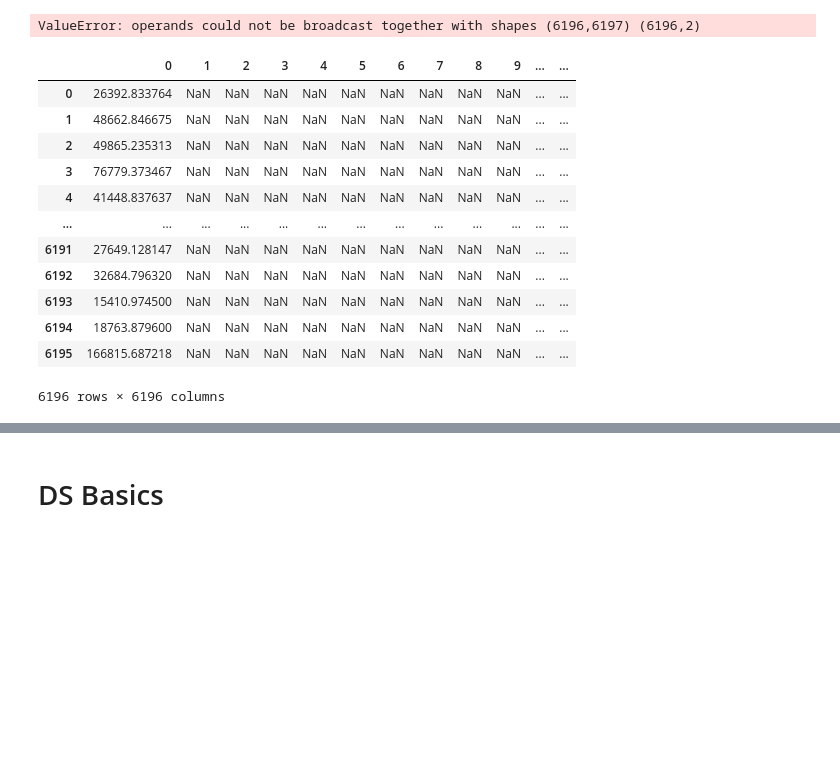
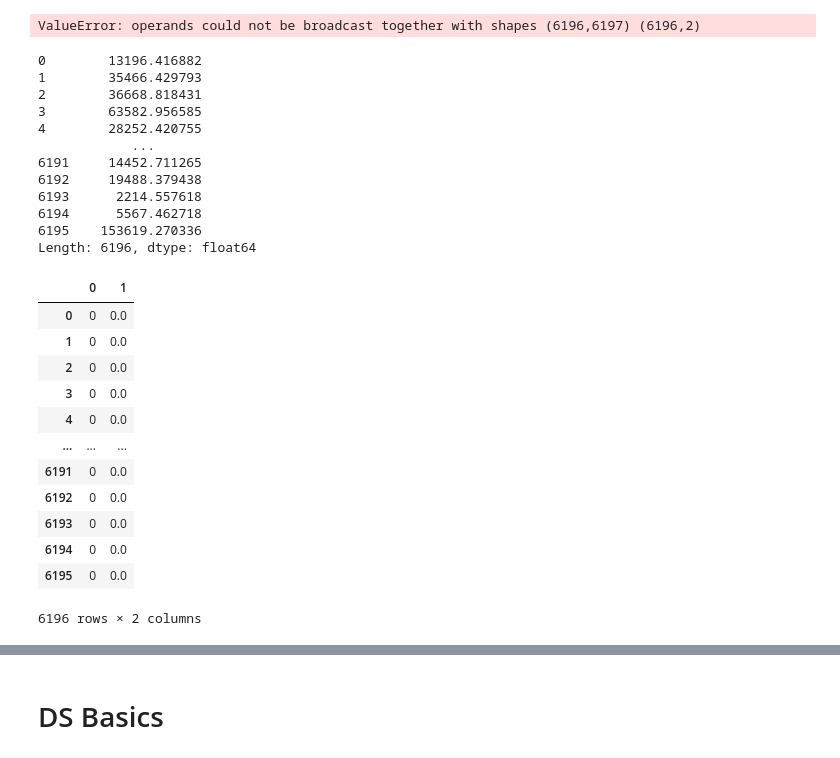
Before and after one commit to bisalgt/playground, a Jupyter notebook: linear regression for one vairable and gradient descent.ipynb, the cells around one changed output, grey strips where cells are left out. Cells and saved outputs as stored; diff of their text form; code cells hidden in the pictures; blank space fills up the shorter version.

```diff
--- a/linear regression for one vairable and gradient descent.ipynb
+++ b/linear regression for one vairable and gradient descent.ipynb
@@ -516,16 +521,38 @@ ValueError: operands could not be broadcast together with shapes (6196,6197) (61
 # %%
-theta.iloc[:, 1] - ((1/m)* pd.DataFrame((h2.values * X.values).sum(axis=1)))
+ 0 - (1/m)* pd.DataFrame((h2.values * X.values)).sum(axis=1)
 # %% [output]
-|  | 0 | 1 | 2 | 3 | 4 | 5 | 6 | 7 | 8 | 9 | ... | ... |
-| 0 | 26392.833764 | NaN | NaN | NaN | NaN | NaN | NaN | NaN | NaN | NaN | ... | ... |
-| 1 | 48662.846675 | NaN | NaN | NaN | NaN | NaN | NaN | NaN | NaN | NaN | ... | ... |
-| 2 | 49865.235313 | NaN | NaN | NaN | NaN | NaN | NaN | NaN | NaN | NaN | ... | ... |
-| 3 | 76779.373467 | NaN | NaN | NaN | NaN | NaN | NaN | NaN | NaN | NaN | ... | ... |
-| 4 | 41448.837637 | NaN | NaN | NaN | NaN | NaN | NaN | NaN | NaN | NaN | ... | ... |
-| ... | ... | ... | ... | ... | ... | ... | ... | ... | ... | ... | ... | ... |
-| 6191 | 27649.128147 | NaN | NaN | NaN | NaN | NaN | NaN | NaN | NaN | NaN | ... | ... |
-| 6192 | 32684.796320 | NaN | NaN | NaN | NaN | NaN | NaN | NaN | NaN | NaN | ... | ... |
-| 6193 | 15410.974500 | NaN | NaN | NaN | NaN | NaN | NaN | NaN | NaN | NaN | ... | ... |
-| 6194 | 18763.879600 | NaN | NaN | NaN | NaN | NaN | NaN | NaN | NaN | NaN | ... | ... |
-| 6195 | 166815.687218 | NaN | NaN | NaN | NaN | NaN | NaN | NaN | NaN | NaN | ... | ... |
-6196 rows × 6196 columns
+0        13196.416882
+1        35466.429793
+2        36668.818431
+3        63582.956585
+4        28252.420755
+            ...
+6191     14452.711265
+6192     19488.379438
+6193      2214.557618
+6194      5567.462718
+6195    153619.270336
+Length: 6196, dtype: float64
+# %%
+theta0 = pd.Series(np.zeros((6196)))
+theta1 = pd.Series(np.zeros(6196))
+# theta0
+theta = pd.concat([theta0, theta1], axis=1)
+# %%
+theta.iloc[:, 0] = 0
+# %%
+theta
+# %% [output]
+|  | 0 | 1 |
+| 0 | 0 | 0.0 |
+| 1 | 0 | 0.0 |
+| 2 | 0 | 0.0 |
+| 3 | 0 | 0.0 |
+| 4 | 0 | 0.0 |
+| ... | ... | ... |
+| 6191 | 0 | 0.0 |
+| 6192 | 0 | 0.0 |
+| 6193 | 0 | 0.0 |
+| 6194 | 0 | 0.0 |
+| 6195 | 0 | 0.0 |
+6196 rows × 2 columns
```
Also changed, not shown: parts of 17 cells of this notebook.
